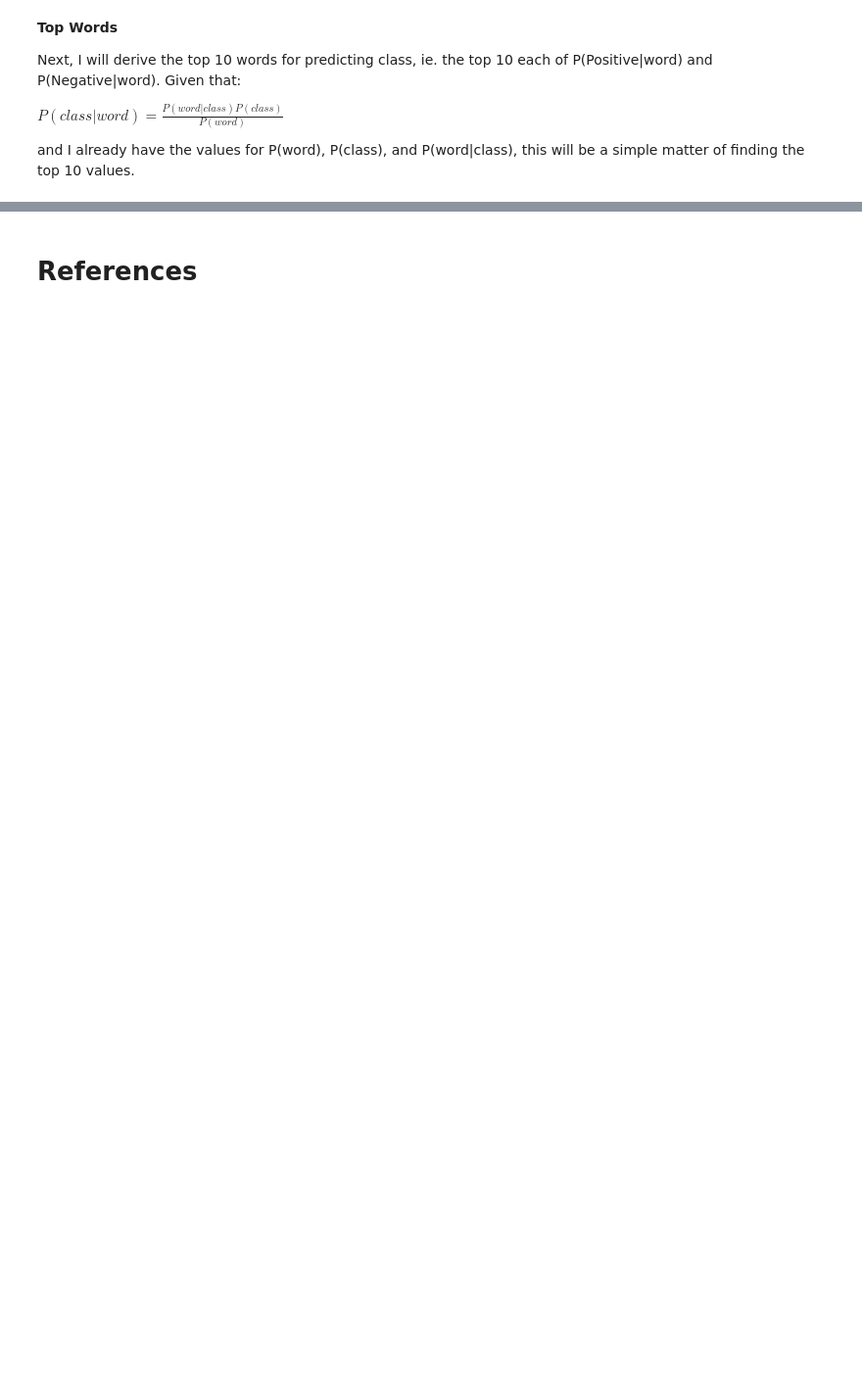
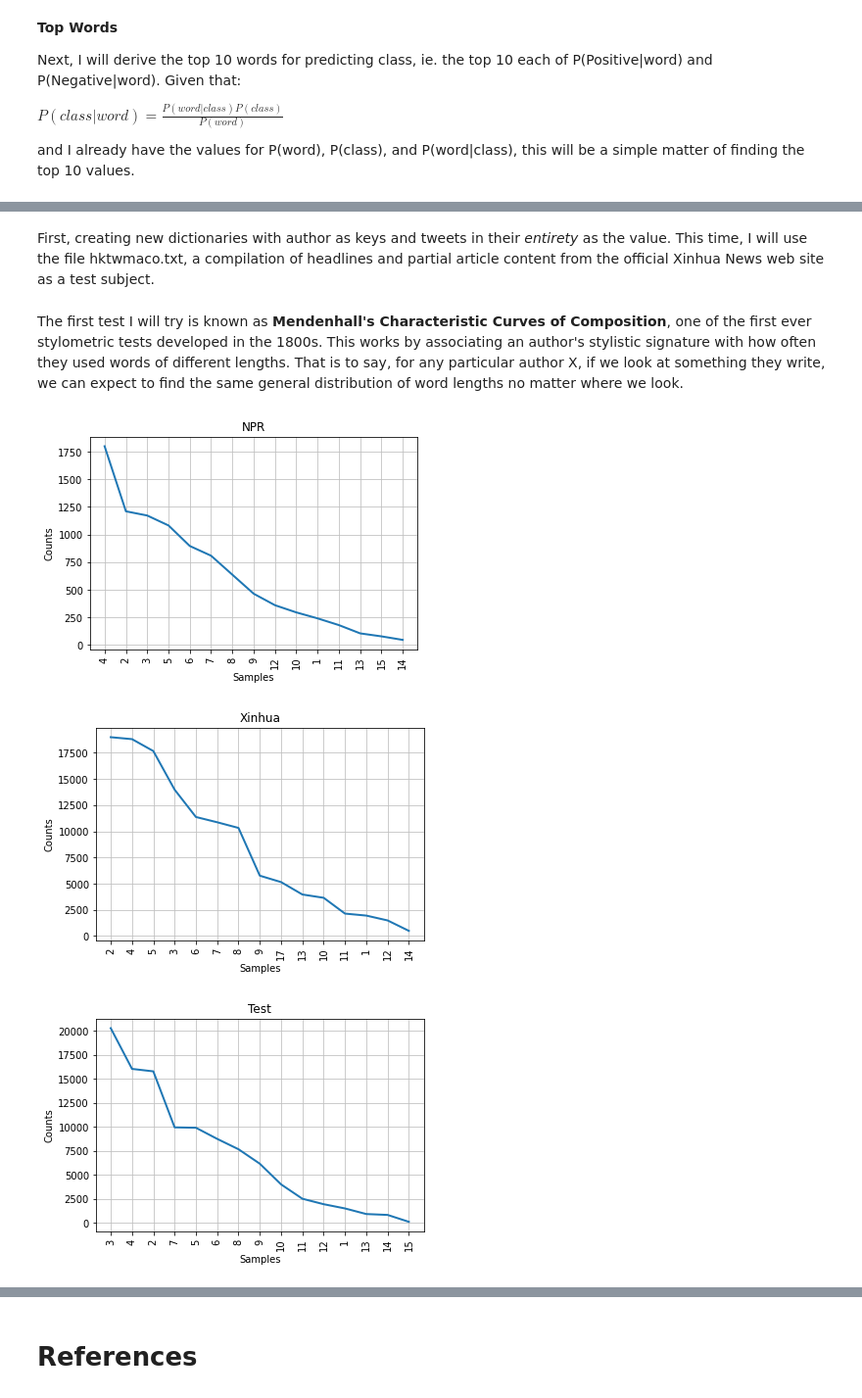
Before and after one commit to 1040mxg/5334project, a Jupyter notebook: 5334proj.ipynb, the cells around one changed output, grey strips where cells are left out. Shown at 98% size. Drawn from its saved outputs; the diff is of its cells as text; code cells hidden in the pictures; blank space fills up the shorter version.

```diff
--- a/5334proj.ipynb
+++ b/5334proj.ipynb
@@ -632,0 +577,19 @@ Find the top ten P(class|word) for each class
+# %% [markdown]
+First, creating new dictionaries with author as keys and tweets in their *entirety* as the value. This time, I will use the file hktwmaco.txt, a compilation of headlines and partial article content from the official Xinhua News web site as a test subject.
+# %%
+import nltk
+
+tweets_by_source = dict()
+
+def read_files_into_string(filename):
+    strings = []
+    with open(filename) as f:
+            strings.append(f.read())
+    return '\n'.join(strings)
+
+
+tweets_by_source["Xinhua"] = read_files_into_string("tweets_xh_all.txt")
+tweets_by_source["NPR"] = read_files_into_string("tweets_npr_all.txt")
+tweets_by_source["Test"] = read_files_into_string("hktwmacao.txt")
+# %% [markdown]
+The first test I will try is known as **Mendenhall's Characteristic Curves of Composition**, one of the first ever stylometric tests developed in the 1800s. This works by associating an author's stylistic signature with how often they used words of different lengths. That is to say, for any particular author X, if we look at something they write, we can expect to find the same general distribution of word lengths no matter where we look.
@@ -632,0 +598,27 @@ Find the top ten P(class|word) for each class
+# %%
+#compare the test text with the known sources
+sources = ("NPR", "Xinhua", "Test")
+
+#transform texts into tokens
+
+def mendenhall(sources):
+  tweets_by_source_tokens = {}
+  tweets_by_source_length_distributions = {}
+  for source in sources:
+    tokens = nltk.word_tokenize(tweets_by_source[source])
+
+    #take out punctuation
+    tweets_by_source_tokens[source] = ([token for token in tokens
+                                            if any(c.isalpha() for c in token)])
+
+    #get distribution of word lengths, creating a frequency distribution of how many n-letter words
+    #there are in that particular author's body of text
+    token_lengths = [len(token) for token in tweets_by_source_tokens[source]]
+    tweets_by_source_length_distributions[source] = nltk.FreqDist(token_lengths)
+    tweets_by_source_length_distributions[source].plot(15,title=source)
+
+mendenhall(sources)
+# %% [output]
+[figure, added]
+[figure, added]
+[figure, added]
```
Also changed, not shown: parts of 74 cells of this notebook.
